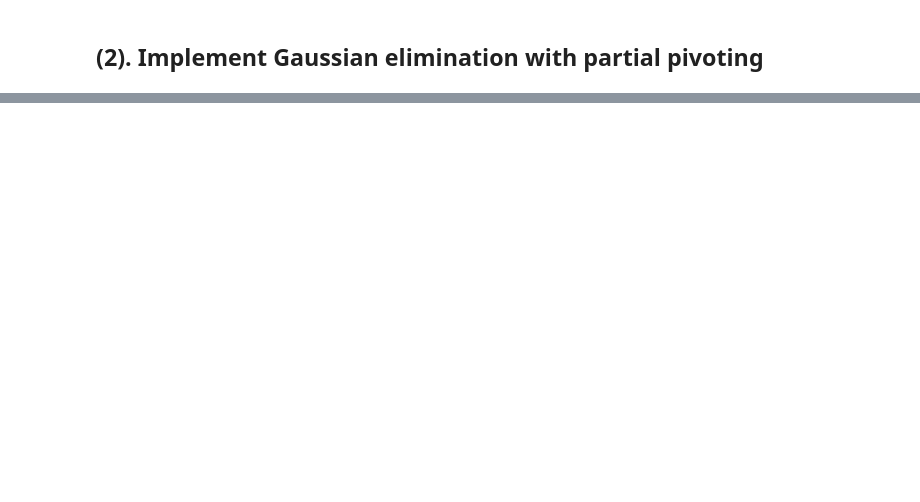
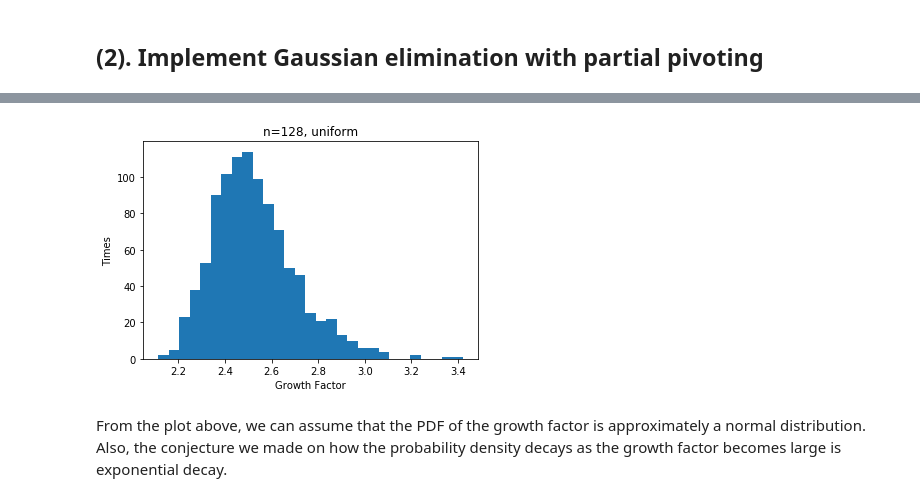
Before and after one commit to ShenshunYao/Math387-Numerical-analysis-Lab-assignment, a Jupyter notebook: Math387 Lab Assignment 2.ipynb, the cells around one changed output, grey strips where cells are left out. Saved outputs shown, nothing was run; the diff lists cells and outputs as text; code cells hidden in the pictures; blank space fills up the shorter version.

```diff
--- a/Math387 Lab Assignment 2.ipynb
+++ b/Math387 Lab Assignment 2.ipynb
@@ -98,0 +122,16 @@ if __name__ == "__main__":
+# %%
+GF128 = []
+count = 0
+while (count < 1000):
+    count = count + 1
+    GF128.append(gf(128))
+
+plt.hist(np.log(GF128),bins='auto')
+plt.title('n=128, uniform')
+plt.xlabel('Growth Factor')
+plt.ylabel('Times')
+plt.show()
+# %% [output]
+[figure, added]
+# %% [markdown]
+From the plot above, we can assume that the PDF of the growth factor is approximately a normal distribution. Also, the conjecture we made on how the probability density decays as the growth factor becomes large is exponential decay.
```
Also changed, not shown: parts of 23 cells of this notebook.
